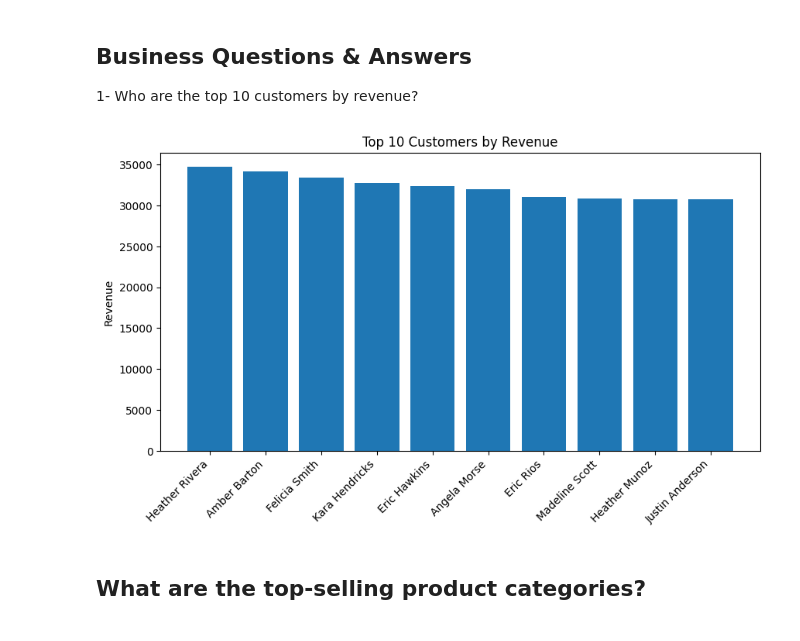
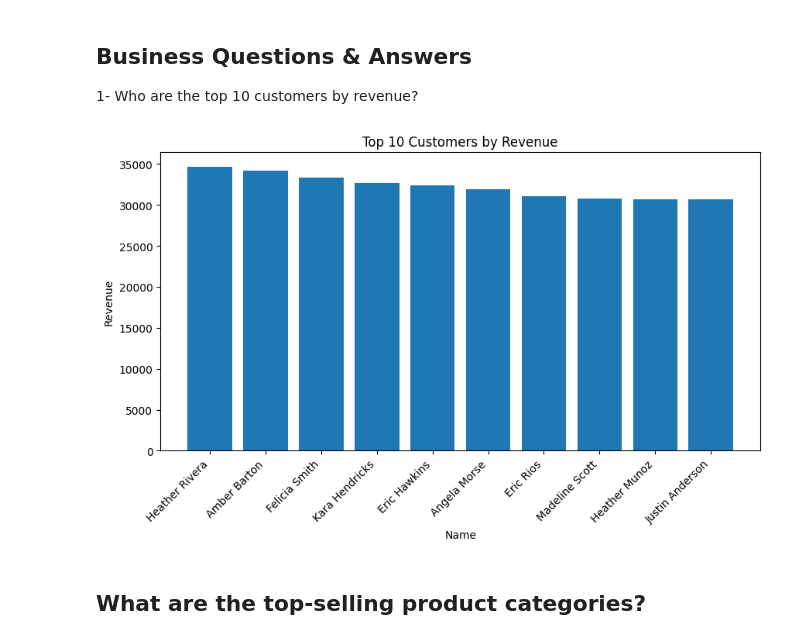
Before and after one commit to Kamal2131/ecomm-dataset, a Jupyter notebook: ecomm.ipynb, the cells around one changed output. Drawn from its saved outputs; the diff is of its cells as text; code cells hidden in the pictures.

```diff
--- a/ecomm.ipynb
+++ b/ecomm.ipynb
@@ -266,14 +266,15 @@ print(top_customers[["customer_id", "name", "total_amount"]])
 # %%
 import matplotlib.pyplot as plt
 
 plt.figure(figsize=(10,5))
 plt.bar(top_customers["name"], top_customers["total_amount"])
 plt.xticks(rotation=45, ha="right")
 plt.title("Top 10 Customers by Revenue")
 plt.ylabel("Revenue")
+plt.xlabel("Name")
 plt.show()
 # %% [output]
-[figure, old version]
+[figure, new version]
 # %% [markdown]
 ## What are the top-selling product categories?
 # %%
```
Also changed, not shown: parts of 16 cells of this notebook, 6 other files.
